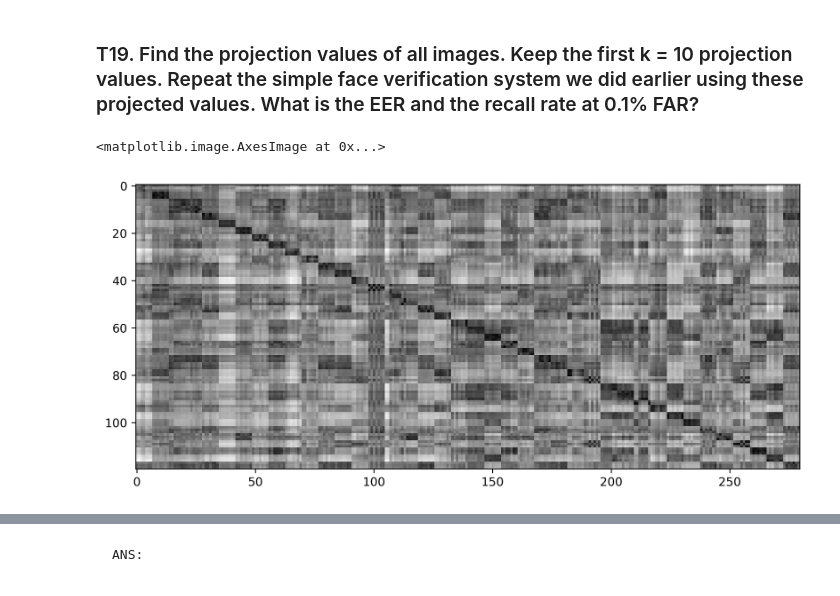
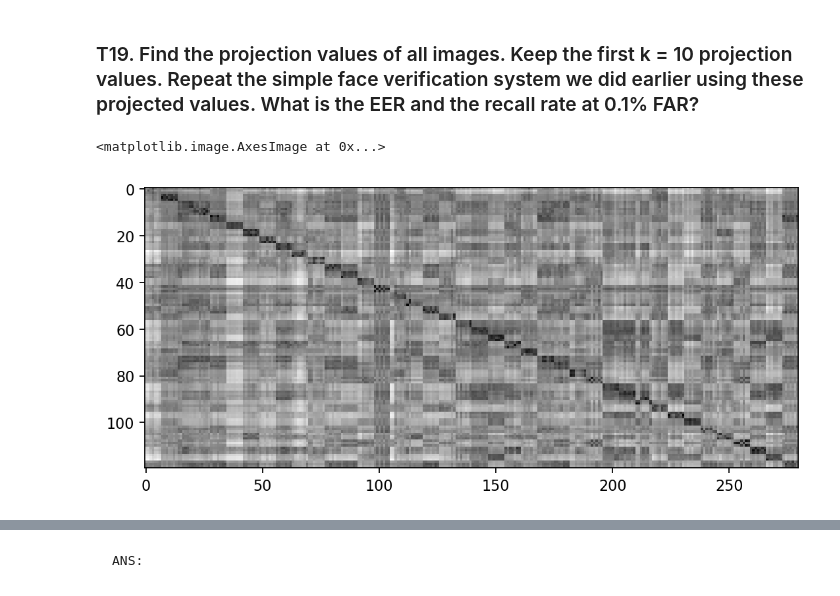
Before and after one commit to Mond45/pattern_recognition, a Jupyter notebook: hw3/HW3_Fisherfaces(student).ipynb, the cells around one changed output, grey strips where cells are left out. Drawn from its saved outputs; the diff is of its cells as text; code cells hidden in the pictures.

```diff
--- a/hw3/HW3_Fisherfaces(student).ipynb
+++ b/hw3/HW3_Fisherfaces(student).ipynb
@@ -257,8 +259,8 @@ def L2_dist(x1, x2):
     # from numpy.linalg import norm
     from numpy.linalg import norm
 
-    # return norm(x1 - x2)
-    return np.sqrt(np.sum((x1 - x2) ** 2))
+    return norm(x1 - x2)
+    # return np.sqrt(np.sum((x1 - x2) ** 2))
 
 
 # Test L2_dist
@@ -607,19 +563,19 @@ for i in range(10):
 # %% [markdown]
 ### T19. Find the projection values of all images. Keep the first k = 10 projection values. Repeat the simple face verification system we did earlier using these projected values. What is the EER and the recall rate at 0.1% FAR?
 # %%
-def calculate_projection_vectors(matrix, meanface, v):
+def calculate_projection_vectors(matrix, meanface, v, ndim):
     """
     TODO: Find the projection vectors on v from given matrix and meanface.
     """
 
     # INSERT CODE HERE
     projection_vectors = v.T @ (matrix.T - meanface.reshape(-1, 1))
-    return projection_vectors
+    return projection_vectors.T[:, :ndim]
 # %%
 # TODO: Get projection vectors of T and D, then Keep first k projection values.
 k = 10
-T_reduced = calculate_projection_vectors(T, meanface, v).T[:, :k]
-D_reduced = calculate_projection_vectors(D, meanface, v).T[:, :k]
+T_reduced = calculate_projection_vectors(T, meanface, v, 10)
+D_reduced = calculate_projection_vectors(D, meanface, v, 10)
 
 
 def test_reduce_dimension():
@@ -631,11 +587,11 @@ test_reduce_dimension()
 # %%
 # TODO: Get similarity matrix of T_reduced and D_reduced
 similarity_matrix_reduced = generate_similarity_matrix(T_reduced, D_reduced)
-plt.figure(figsize=(10,5),dpi=300)
+plt.figure(figsize=(8, 6), dpi=160)
 plt.imshow(similarity_matrix_reduced, cmap="gray")
 # %% [output]
 <matplotlib.image.AxesImage at 0x...>
-[figure, old version]
+[figure, new version]
 # %%
 # TODO: Find EER and the recall rate at 0.1% FAR.
 
```
Also changed, not shown: parts of 26 cells of this notebook.
